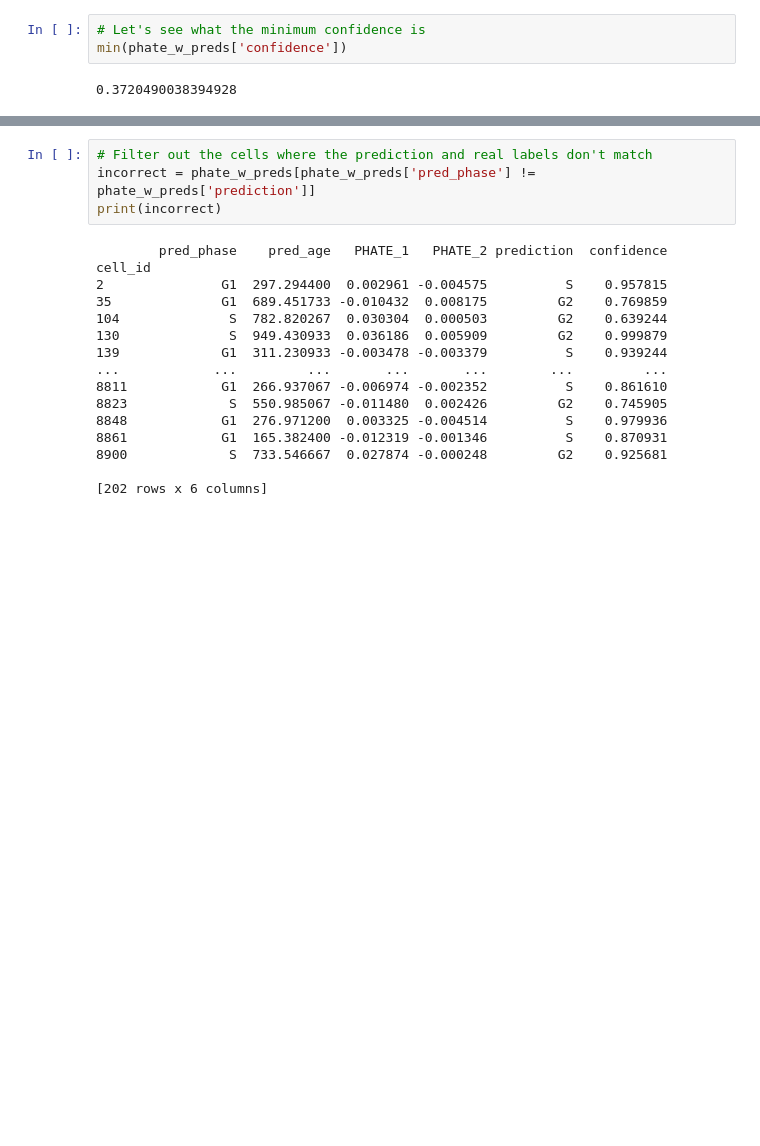
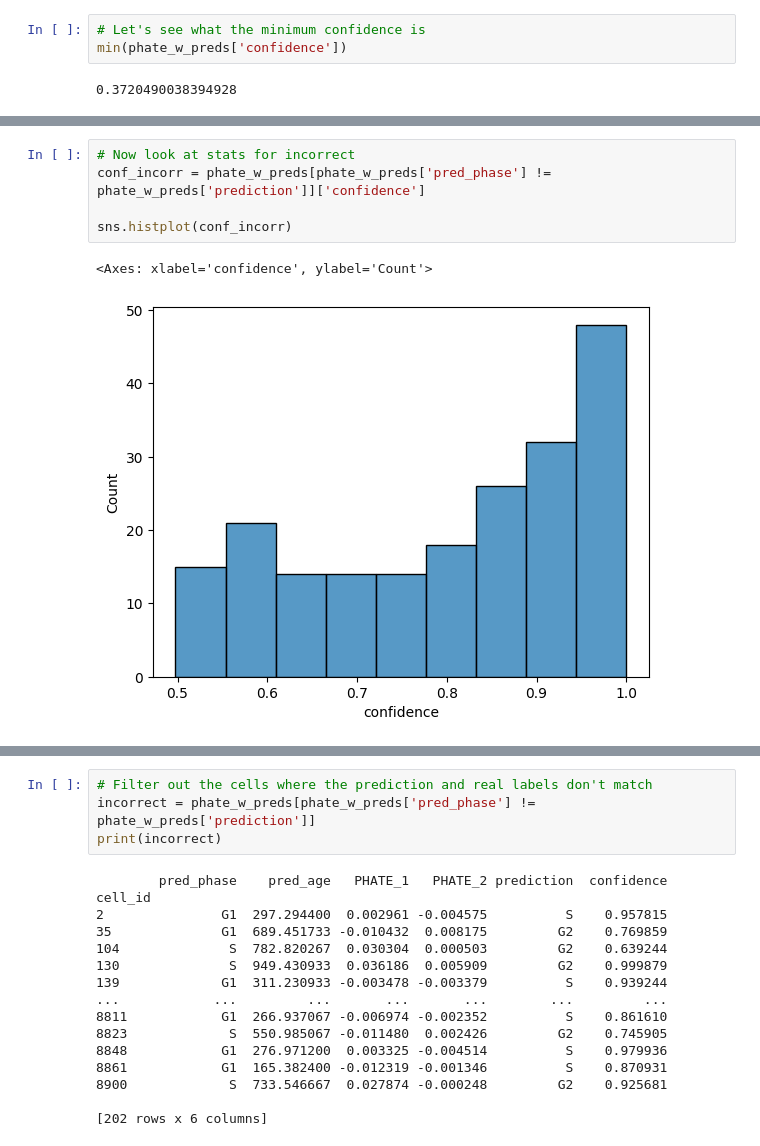
Before and after one commit to omar-merhebi/CycleNet, a Jupyter notebook: notebooks/cell_label_correction.ipynb, the cells around one changed output, grey strips where cells are left out. Saved outputs shown, nothing was run; the diff lists cells and outputs as text; blank space fills up the shorter version.

```diff
--- a/notebooks/cell_label_correction.ipynb
+++ b/notebooks/cell_label_correction.ipynb
@@ -126,0 +149,8 @@ min(phate_w_preds['confidence'])
+# %%
+# Now look at stats for incorrect
+conf_incorr = phate_w_preds[phate_w_preds['pred_phase'] != phate_w_preds['prediction']]['confidence']
+
+sns.histplot(conf_incorr)
+# %% [output]
+<Axes: xlabel='confidence', ylabel='Count'>
+[figure, added]
```
Also changed, not shown: parts of 5 cells of this notebook, 9 other files.
